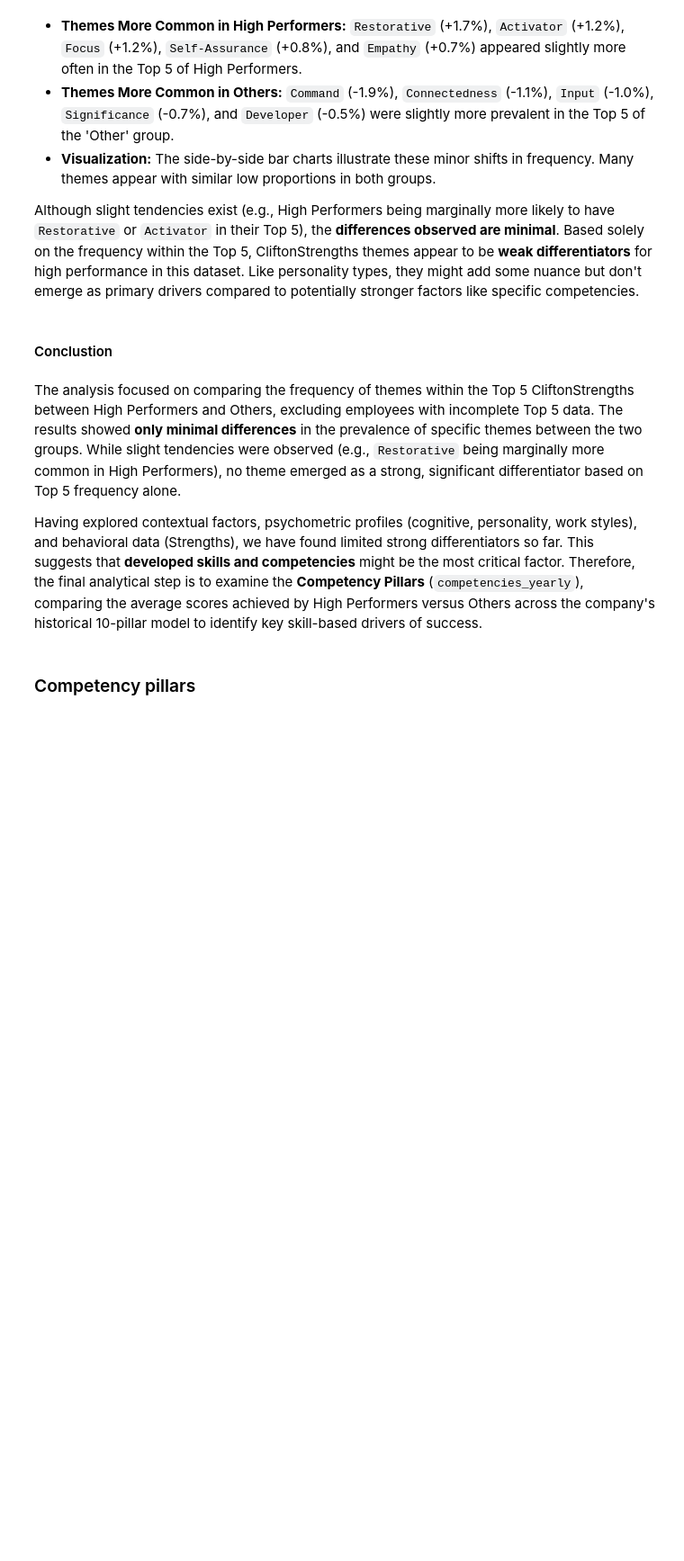
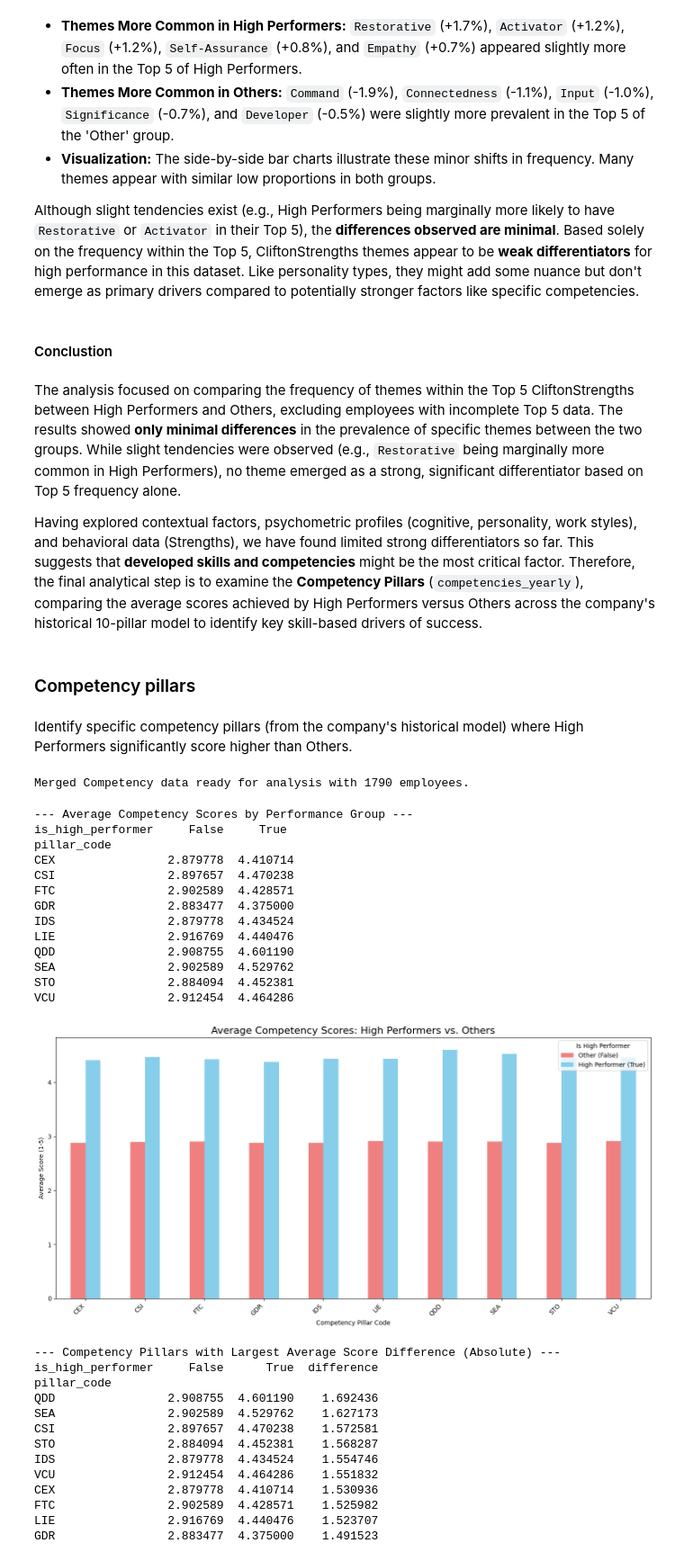
Before and after one commit to fbudimannn/talent-intelligence-system, a Jupyter notebook: 1_analysis/data_exploration.ipynb, the cells around one changed output. Shown at 90% size. Saved outputs shown, nothing was run; the diff lists cells and outputs as text; code cells hidden in the pictures; blank space fills up the shorter version.

Commit message:
update : EDA Competency

```diff
--- a/1_analysis/data_exploration.ipynb
+++ b/1_analysis/data_exploration.ipynb
@@ -2855,3 +2855,82 @@ The analysis focused on comparing the frequency of themes within the Top 5 Clift
 Having explored contextual factors, psychometric profiles (cognitive, personality, work styles), and behavioral data (Strengths), we have found limited strong differentiators so far. This suggests that **developed skills and competencies** might be the most critical factor. Therefore, the final analytical step is to examine the **Competency Pillars** (`competencies_yearly`), comparing the average scores achieved by High Performers versus Others across the company's historical 10-pillar model to identify key skill-based drivers of success.
 # %% [markdown]
 ### Competency pillars
+# %% [markdown]
+Identify specific competency pillars (from the company's historical model) where High Performers significantly score higher than Others.
+# %%
+# --- Merge Competency data with the main dataframe ---
+# Ensure df_competencies is the cleaned and imputed version for year 2025
+df_analysis_competencies = df_main_EDA[['employee_id', 'is_high_performer']].merge(df_competencies_cleaned, on='employee_id',how='inner' )
+print(f"Merged Competency data ready for analysis with {df_analysis_competencies['employee_id'].nunique()} employees.")
+# %% [output]
+Merged Competency data ready for analysis with 1790 employees.
+# %%
+# --- Calculate Average Scores per Pillar per Group ---
+avg_competency_scores = df_analysis_competencies.groupby(['pillar_code', 'is_high_performer'])['score'].mean().unstack()
+
+print("\n--- Average Competency Scores by Performance Group ---")
+print(avg_competency_scores)
+
+# --- Visualize Comparison (Grouped Bar Chart) ---
+custom_palette_comp = ['lightcoral', 'skyblue'] # False (Other), True (High Performer) - Remember the color switch
+avg_competency_scores.plot(kind='bar', figsize=(14, 7), color=custom_palette_comp)
+plt.title('Average Competency Scores: High Performers vs. Others', fontsize=16)
+plt.xlabel('Competency Pillar Code')
+plt.ylabel('Average Score (1-5)')
+plt.xticks(rotation=45, ha='right')
+plt.legend(title='Is High Performer', labels=['Other (False)', 'High Performer (True)'])
+plt.tight_layout()
+plt.show()
+
+# --- (Optional but Recommended) Prepare Data for Radar Chart ---
+# Transpose the data
+radar_data = avg_competency_scores.T # Now index is True/False, columns are pillars
+labels = radar_data.columns.values
+num_vars = len(labels)
+
+# Get scores
+scores_false_comp = radar_data.loc[False].values
+scores_true_comp = radar_data.loc[True].values
+
+# Complete the loop
+angles_comp = np.linspace(0, 2 * np.pi, num_vars, endpoint=False).tolist()
+angles_comp += angles_comp[:1]
+scores_false_comp = np.concatenate((scores_false_comp, [scores_false_comp[0]]))
+scores_true_comp = np.concatenate((scores_true_comp, [scores_true_comp[0]]))
+labels_looped_comp = np.append(labels, labels[0])
+
+
+# --- (Optional) Identify Pillars with Largest Differences ---
+avg_competency_scores['difference'] = (avg_competency_scores[True] - avg_competency_scores[False]).abs()
+top_diff_comp = avg_competency_scores.sort_values(by='difference', ascending=False)
+
+print("\n--- Competency Pillars with Largest Average Score Difference (Absolute) ---")
+print(top_diff_comp[[False, True, 'difference']])
+# %% [output]
+--- Average Competency Scores by Performance Group ---
+is_high_performer     False     True
+pillar_code
+CEX                2.879778  4.410714
+CSI                2.897657  4.470238
+FTC                2.902589  4.428571
+GDR                2.883477  4.375000
+IDS                2.879778  4.434524
+LIE                2.916769  4.440476
+QDD                2.908755  4.601190
+SEA                2.902589  4.529762
+STO                2.884094  4.452381
+VCU                2.912454  4.464286
+[figure, added]
+--- Competency Pillars with Largest Average Score Difference (Absolute) ---
+is_high_performer     False      True  difference
+pillar_code
+QDD                2.908755  4.601190    1.692436
+SEA                2.902589  4.529762    1.627173
+CSI                2.897657  4.470238    1.572581
+STO                2.884094  4.452381    1.568287
+IDS                2.879778  4.434524    1.554746
+VCU                2.912454  4.464286    1.551832
+CEX                2.879778  4.410714    1.530936
+FTC                2.902589  4.428571    1.525982
+LIE                2.916769  4.440476    1.523707
+GDR                2.883477  4.375000    1.491523
```
Also changed, not shown: parts of 2 cells of this notebook.
